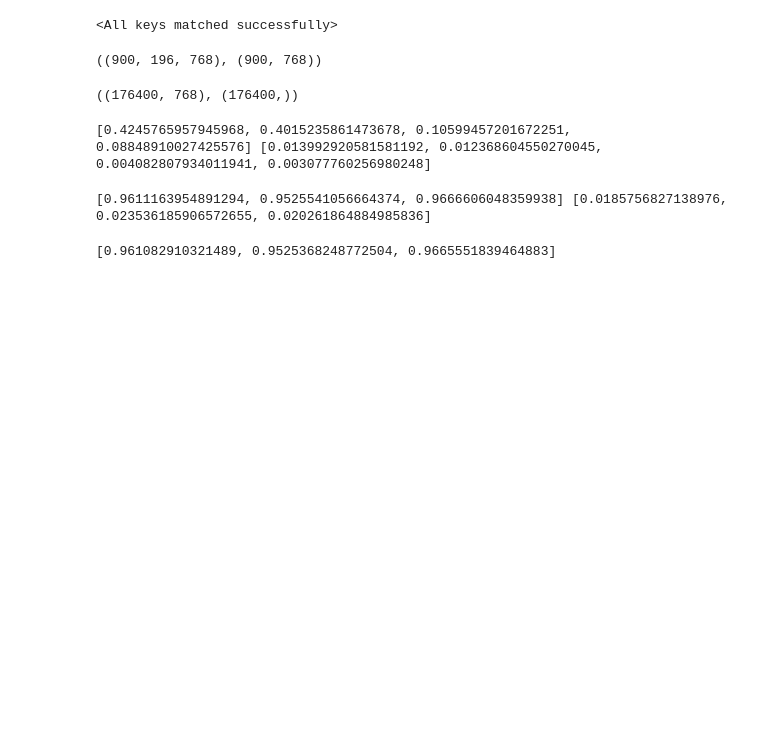
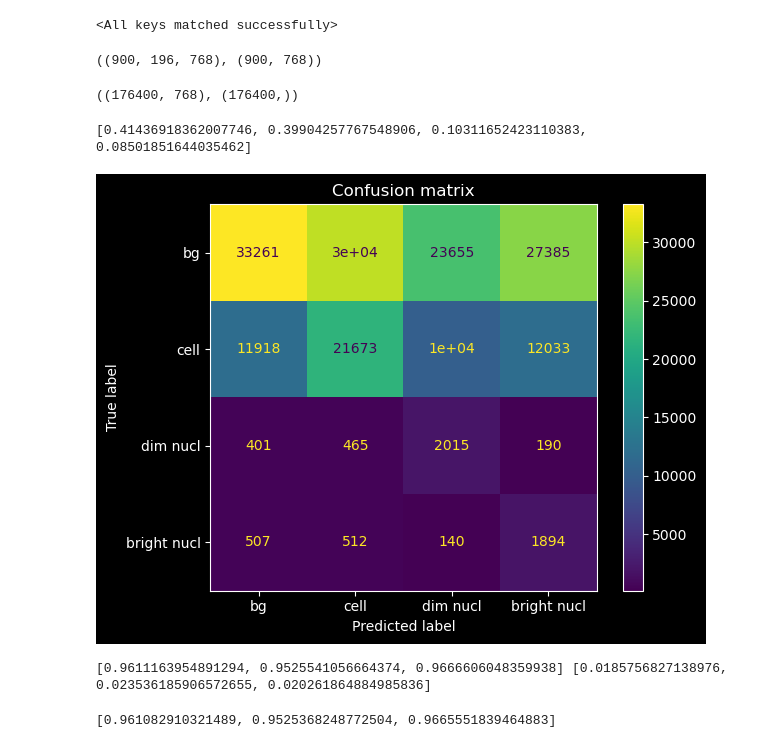
Before and after one commit to JonasHell/mae, a Jupyter notebook: run_evaluations.ipynb, the cells around one changed output. Drawn from its saved outputs; the diff is of its cells as text; code cells hidden in the pictures; blank space fills up the shorter version.

Commit message:
check patch level readout

```diff
--- a/run_evaluations.ipynb
+++ b/run_evaluations.ipynb
@@ -170,6 +170,7 @@ def plot_confusion_matrix(
     confusion_matrix: npt.NDArray[Any],
     display_labels: list[str],
     im_kw: dict[str, Any] = {},
+    vmax: int | None = 300,
     title: str = "Confusion matrix",
     show: bool = False,
     save_path: str | None = None,
@@ -180,7 +181,8 @@ def plot_confusion_matrix(
         confusion_matrix=confusion_matrix, display_labels=display_labels
     )
     disp.plot(im_kw=im_kw)
-    disp.ax_.get_images()[0].set_clim(0, 300)
+    if vmax is not None:
+        disp.ax_.get_images()[0].set_clim(0, vmax)
     plt.title(title)  # type: ignore
     plt.tight_layout()
     if save_path is not None:
@@ -300,32 +302,44 @@ embeds.shape, patch_labels.shape
 # %% [output]
 ((176400, 768), (176400,))
 # %%
-# patch level evaluation
+# patch level accum
 embeds = embeddings.reshape(-1, embeddings.shape[-1])
+preds = np.zeros((900*196,))
+probas = np.zeros((900*196, 4))
 k_folds = 3
 metrics: list[dict[str, float | list[int] | list[float]]] = []
 kf = StratifiedKFold(n_splits=k_folds, shuffle=True, random_state=0)
 for i, (train_idcs, test_idcs) in enumerate(
     kf.split(embeds, patch_labels)  # pyright: ignore [reportUnknownMemberType]
 ):
     _, clf_probas, clf_preds = evaluate_by_classifier_probe(
         clf=LogisticRegression(
             random_state=0,
             class_weight="balanced",
         ),
         embeddings=embeds,  # pyright: ignore [reportArgumentType]
-        labels=patch_labels,  # pyright: ignore [reportArgumentType]
+        labels=patch_labels,
         train_idcs=train_idcs,
         test_idcs=test_idcs,
     )
-    current_metrics = get_metrics(
-        labels=patch_labels[test_idcs], probas=clf_probas, preds=clf_preds
-    )
-    metrics.append(current_metrics)
-summary_dict = summarize(metrics)
-print(summary_dict["f1_per_class_mean"], summary_dict["f1_per_class_std"])
+    probas[test_idcs] = clf_probas
+    preds[test_idcs] = clf_preds
+metrics = get_metrics(
+    labels=patch_labels, probas=probas, preds=preds
+)
+print(metrics["f1_per_class"])
+cm = confusion_matrix(patch_labels, preds)
+plot_confusion_matrix(
+    confusion_matrix=cm,
+    display_labels=("bg", "cell", "dim nucl", "bright nucl"),
+    # vmax=900*196*0.75,
+    vmax=None,
+    plt_style="dark_background",
+    show=True,
+)
 # %% [output]
-[0.4245765957945968, 0.4015235861473678, 0.10599457201672251, 0.08848910027425576] [0.013992920581581192, 0.012368604550270045, 0.004082807934011941, 0.003077760256980248]
+[0.41436918362007746, 0.39904257767548906, 0.10311652423110383, 0.08501851644035462]
+[figure, added]
 # %%
 # cls tokens
 embeds = cls_embeddings
```
Also changed, not shown: parts of 1 cell of this notebook.
